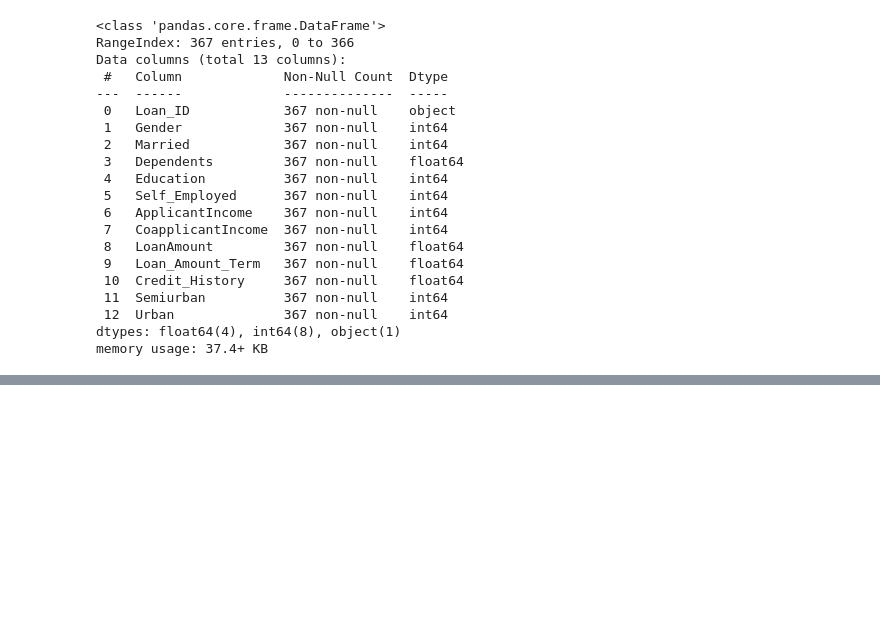
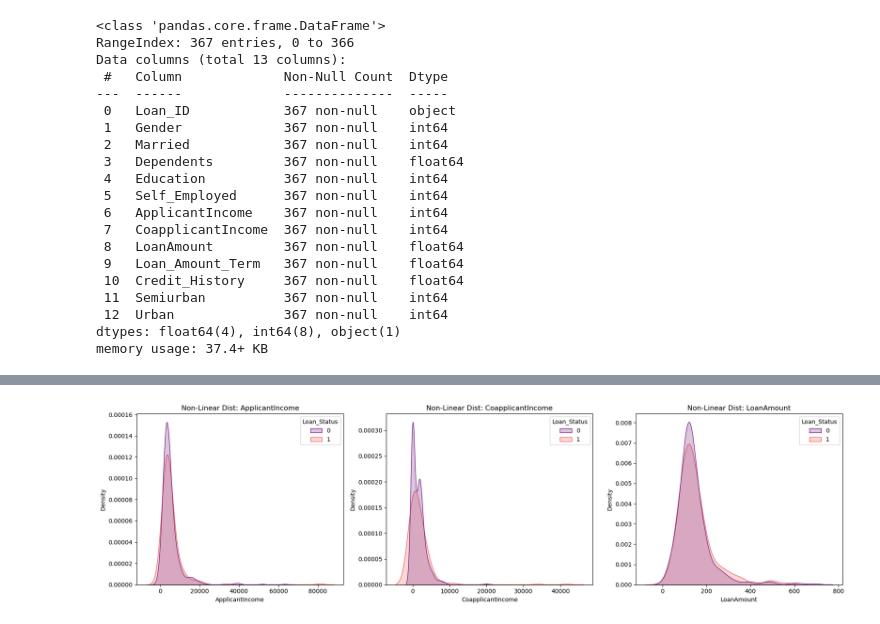
Before and after one commit to aks-ai/Loan-Prediction, a Jupyter notebook: Loan_Prediction_Classification.ipynb, the cells around one changed output, grey strips where cells are left out. Drawn from its saved outputs; the diff is of its cells as text; code cells hidden in the pictures; blank space fills up the shorter version.

```diff
--- a/Loan_Prediction_Classification.ipynb
+++ b/Loan_Prediction_Classification.ipynb
@@ -401,0 +408,17 @@ KeyError: "['LP001002', 'LP001003', 'LP001005', 'LP001006', 'LP001008', 'LP00101
+# %%
+# we can see that 1. The strongest and weakest correlation is loan_amount & applicant income and weakest with suburban and urban,
+# we can say that there is no value gretaer than 0.7 so no two features are causing insability
+# 2 the precdcitive power is the greatest with credits history, some important features like Coaplicant income, aplicant income and loan amount
+# is critical but the linear relation ship is weak. So we need to do KDE.
+non_linear = ['ApplicantIncome','CoapplicantIncome','LoanAmount']
+plt.figure(figsize = (18,5))
+
+for i, feature in enumerate(non_linear):
+    plt.subplot (1,3,i+1)
+    sns.kdeplot(data = df_train, x = feature, hue = 'Loan_Status', fill = True, common_norm =False, palette = 'magma')
+    plt.title(f"Non-Linear Dist: {feature}")
+
+plt.tight_layout()
+plt.show()
+# %% [output]
+[figure, added]
```
Also changed, not shown: parts of 13 cells of this notebook.
